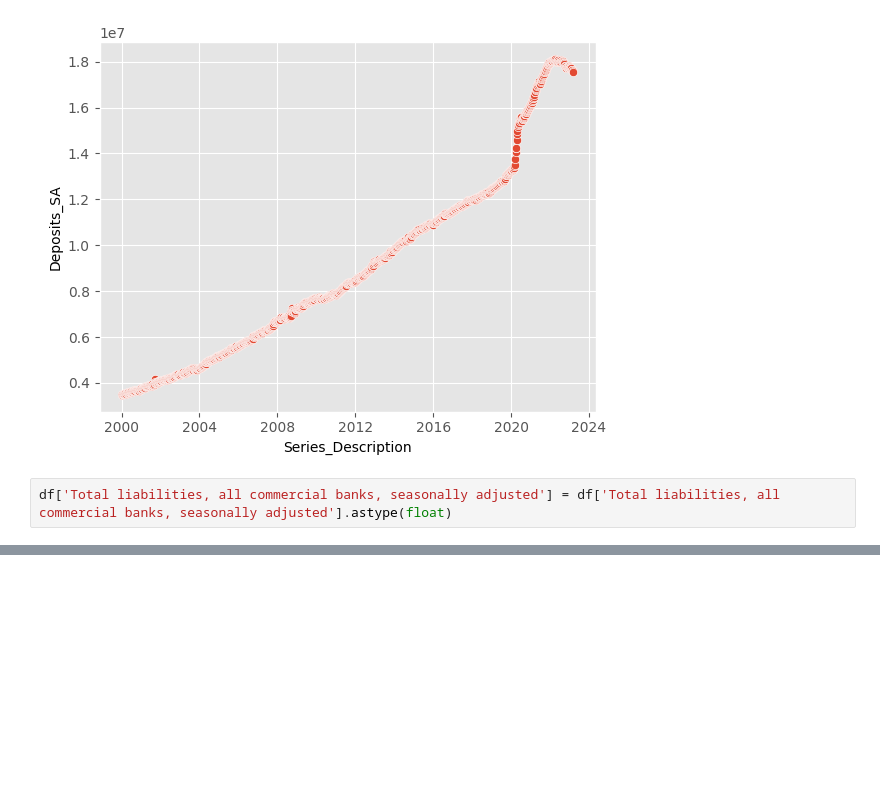
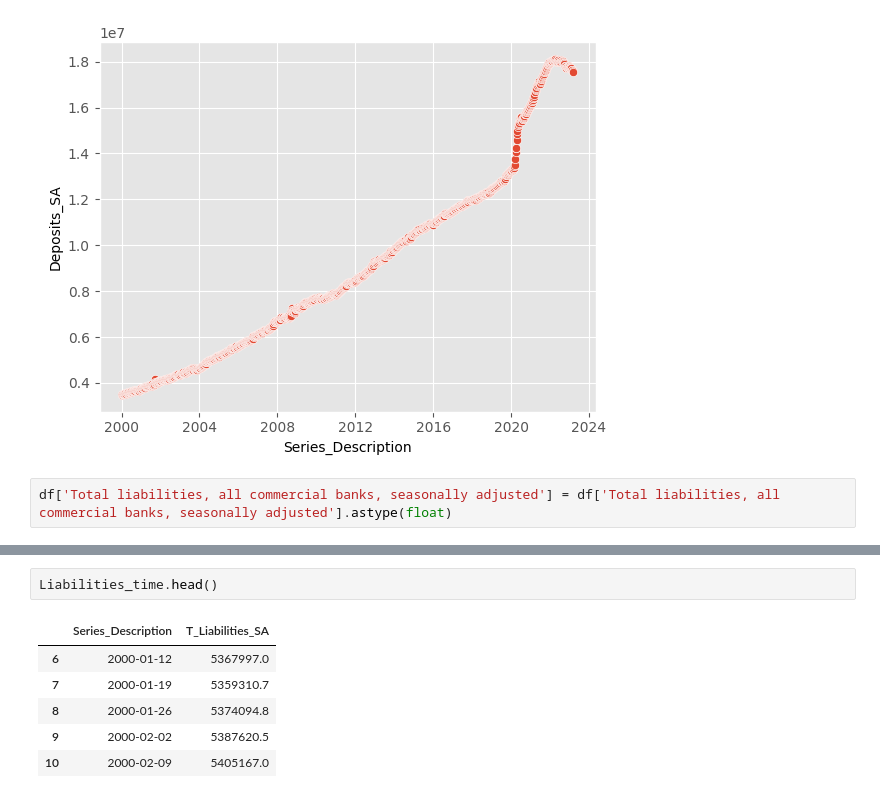
Before and after one commit to leo-salinas-chacon/financial_sector_integrity, a Jupyter notebook: test_2.ipynb, the cells around one changed output, grey strips where cells are left out. Saved outputs shown, nothing was run; the diff lists cells and outputs as text; blank space fills up the shorter version.

```diff
--- a/test_2.ipynb
+++ b/test_2.ipynb
@@ -131,0 +179,9 @@ sns.scatterplot(x='x', y='y', data=data)
+# %%
+Liabilities_time.head()
+# %% [output]
+|  | Series_Description | T_Liabilities_SA |
+| 6 | 2000-01-12 | 5367997.0 |
+| 7 | 2000-01-19 | 5359310.7 |
+| 8 | 2000-01-26 | 5374094.8 |
+| 9 | 2000-02-02 | 5387620.5 |
+| 10 | 2000-02-09 | 5405167.0 |
```
Also changed, not shown: parts of 12 cells of this notebook.
